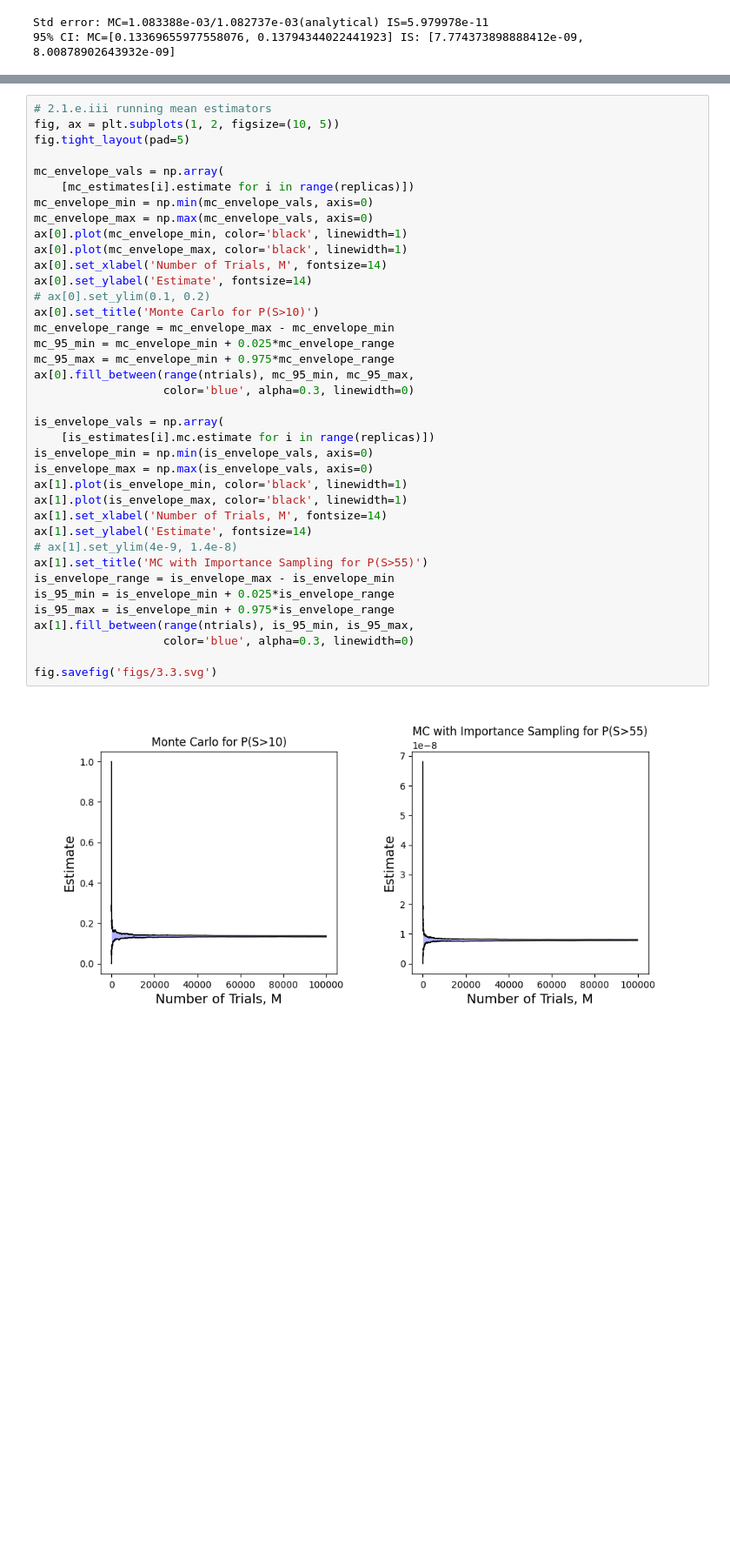
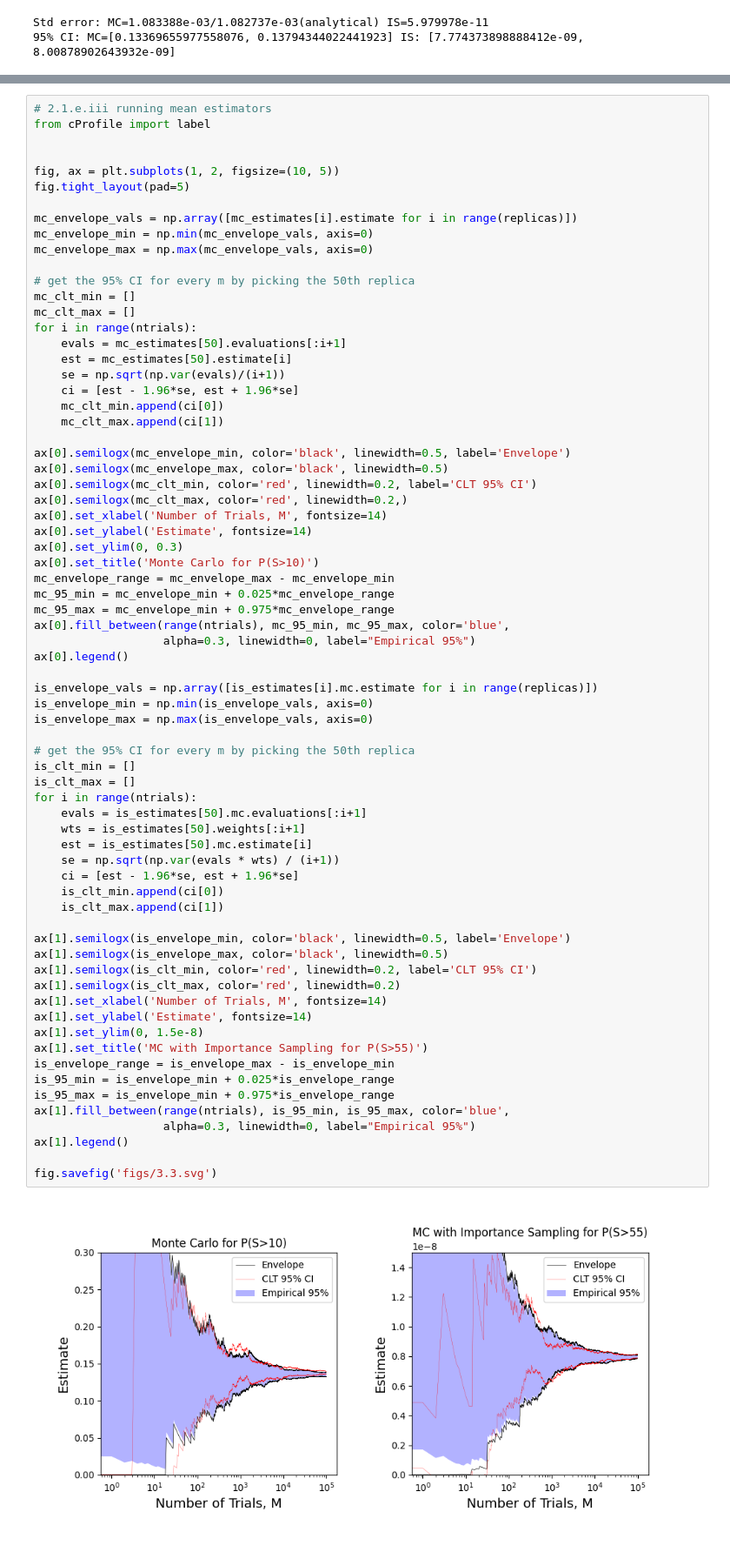
Before and after one commit to akshatd/ae567-inference, a Jupyter notebook: project_1/ex3_1.ipynb, the cells around one changed output, grey strips where cells are left out. Shown at 87% size. Drawn from its saved outputs; the diff is of its cells as text; blank space fills up the shorter version.

```diff
--- a/project_1/ex3_1.ipynb
+++ b/project_1/ex3_1.ipynb
@@ -244,40 +247,72 @@ Error:
 # %%
 # 2.1.e.iii running mean estimators
+from cProfile import label
+
+
 fig, ax = plt.subplots(1, 2, figsize=(10, 5))
 fig.tight_layout(pad=5)
 
-mc_envelope_vals = np.array(
-    [mc_estimates[i].estimate for i in range(replicas)])
+mc_envelope_vals = np.array([mc_estimates[i].estimate for i in range(replicas)])
 mc_envelope_min = np.min(mc_envelope_vals, axis=0)
 mc_envelope_max = np.max(mc_envelope_vals, axis=0)
-ax[0].plot(mc_envelope_min, color='black', linewidth=1)
-ax[0].plot(mc_envelope_max, color='black', linewidth=1)
+
+# get the 95% CI for every m by picking the 50th replica
+mc_clt_min = []
+mc_clt_max = []
+for i in range(ntrials):
+    evals = mc_estimates[50].evaluations[:i+1]
+    est = mc_estimates[50].estimate[i]
+    se = np.sqrt(np.var(evals)/(i+1))
+    ci = [est - 1.96*se, est + 1.96*se]
+    mc_clt_min.append(ci[0])
+    mc_clt_max.append(ci[1])
+
+ax[0].semilogx(mc_envelope_min, color='black', linewidth=0.5, label='Envelope')
+ax[0].semilogx(mc_envelope_max, color='black', linewidth=0.5)
+ax[0].semilogx(mc_clt_min, color='red', linewidth=0.2, label='CLT 95% CI')
+ax[0].semilogx(mc_clt_max, color='red', linewidth=0.2,)
 ax[0].set_xlabel('Number of Trials, M', fontsize=14)
 ax[0].set_ylabel('Estimate', fontsize=14)
-# ax[0].set_ylim(0.1, 0.2)
+ax[0].set_ylim(0, 0.3)
 ax[0].set_title('Monte Carlo for P(S>10)')
 mc_envelope_range = mc_envelope_max - mc_envelope_min
 mc_95_min = mc_envelope_min + 0.025*mc_envelope_range
 mc_95_max = mc_envelope_min + 0.975*mc_envelope_range
-ax[0].fill_between(range(ntrials), mc_95_min, mc_95_max,
-                   color='blue', alpha=0.3, linewidth=0)
+ax[0].fill_between(range(ntrials), mc_95_min, mc_95_max, color='blue',
+                   alpha=0.3, linewidth=0, label="Empirical 95%")
+ax[0].legend()
 
-is_envelope_vals = np.array(
-    [is_estimates[i].mc.estimate for i in range(replicas)])
+is_envelope_vals = np.array([is_estimates[i].mc.estimate for i in range(replicas)])
 is_envelope_min = np.min(is_envelope_vals, axis=0)
 is_envelope_max = np.max(is_envelope_vals, axis=0)
-ax[1].plot(is_envelope_min, color='black', linewidth=1)
-ax[1].plot(is_envelope_max, color='black', linewidth=1)
+
+# get the 95% CI for every m by picking the 50th replica
+is_clt_min = []
+is_clt_max = []
+for i in range(ntrials):
+    evals = is_estimates[50].mc.evaluations[:i+1]
+    wts = is_estimates[50].weights[:i+1]
+    est = is_estimates[50].mc.estimate[i]
+    se = np.sqrt(np.var(evals * wts) / (i+1))
+    ci = [est - 1.96*se, est + 1.96*se]
+    is_clt_min.append(ci[0])
+    is_clt_max.append(ci[1])
+
+ax[1].semilogx(is_envelope_min, color='black', linewidth=0.5, label='Envelope')
+ax[1].semilogx(is_envelope_max, color='black', linewidth=0.5)
+ax[1].semilogx(is_clt_min, color='red', linewidth=0.2, label='CLT 95% CI')
+ax[1].semilogx(is_clt_max, color='red', linewidth=0.2)
 ax[1].set_xlabel('Number of Trials, M', fontsize=14)
 ax[1].set_ylabel('Estimate', fontsize=14)
-# ax[1].set_ylim(4e-9, 1.4e-8)
+ax[1].set_ylim(0, 1.5e-8)
 ax[1].set_title('MC with Importance Sampling for P(S>55)')
 is_envelope_range = is_envelope_max - is_envelope_min
 is_95_min = is_envelope_min + 0.025*is_envelope_range
 is_95_max = is_envelope_min + 0.975*is_envelope_range
-ax[1].fill_between(range(ntrials), is_95_min, is_95_max,
-                   color='blue', alpha=0.3, linewidth=0)
+ax[1].fill_between(range(ntrials), is_95_min, is_95_max, color='blue',
+                   alpha=0.3, linewidth=0, label="Empirical 95%")
+ax[1].legend()
 
 fig.savefig('figs/3.3.svg')
 # %% [output]
-[figure, old version]
+[figure, new version]
```
Also changed, not shown: parts of 1 cell of this notebook, 16 other files.
